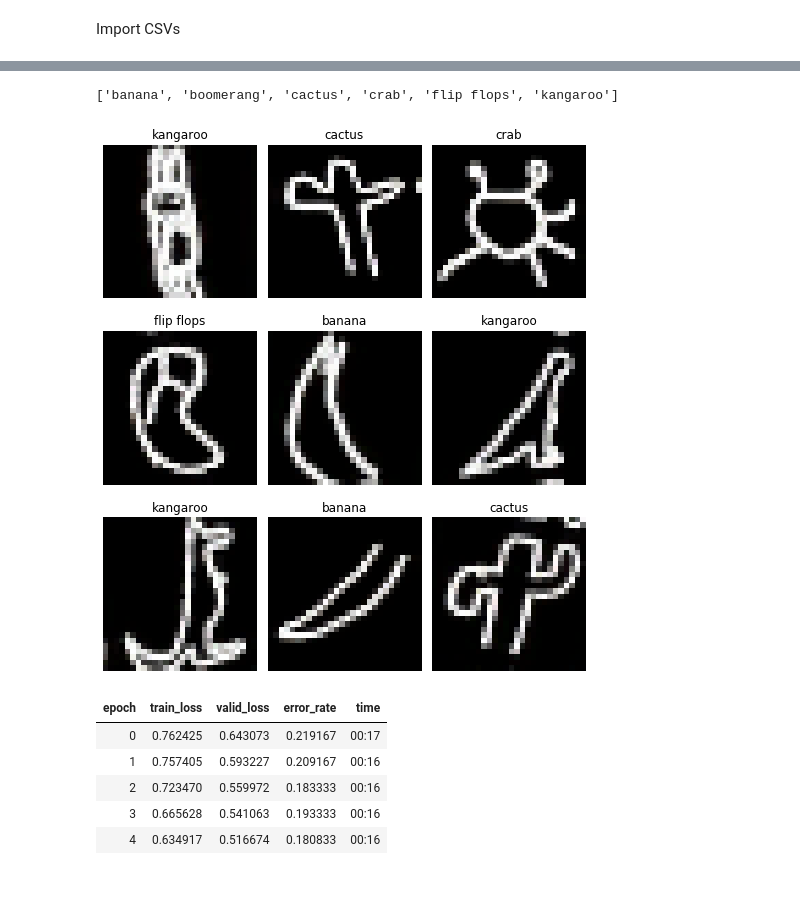
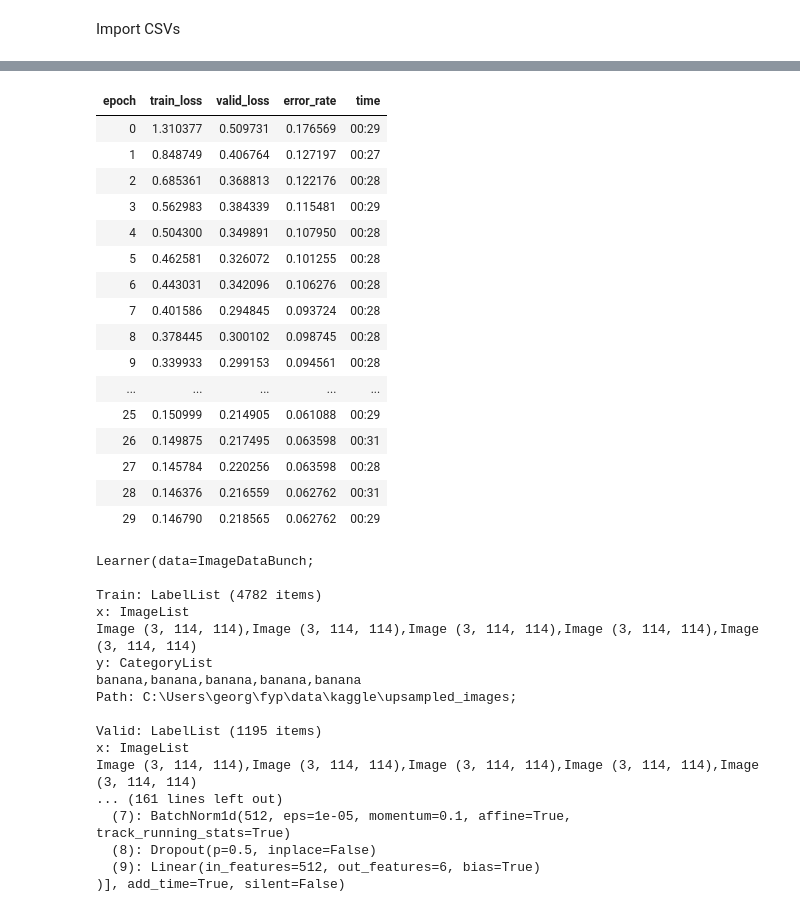
Before and after one commit to jlgao2/FYP-Public, a Jupyter notebook: Kaggle_v2.ipynb, the cells around one changed output, grey strips where cells are left out. Drawn from its saved outputs; the diff is of its cells as text; code cells hidden in the pictures; blank space fills up the shorter version.

```diff
--- a/Kaggle_v2.ipynb
+++ b/Kaggle_v2.ipynb
@@ -110,10 +75,5 @@ for idx in sketch_y.index:
 # %%
 #try fastai method
 from fastai.vision import *
-np.random.seed(103078)
 sketch_data = ImageDataBunch.from_folder(TRAIN_PATH, train=".", valid_pct=0.2,
-        ds_tfms=get_transforms(), size=28, num_workers=1).normalize(mnist_stats)
+        ds_tfms=get_transforms(), size=114, num_workers=1).normalize(mnist_stats)
-# %%
-sketch_data.classes
-# %% [output]
-['banana', 'boomerang', 'cactus', 'crab', 'flip flops', 'kangaroo']
@@ -120,4 +82,2 @@ sketch_data.classes
 # %%
 sketch_data.show_batch(rows=3, figsize=(7,8))
-# %% [output]
-[figure, removed]
@@ -126,9 +84,32 @@ learn = cnn_learner(sketch_data, models.resnet34, metrics=error_rate)
+# %%
+learn = cnn_learner(sketch_data, models.resnet152, metrics=error_rate,
+                                       callback_fns=[partial(EarlyStoppingCallback,
+                                          monitor='error_rate',
+                                          mode = 'min',
+                                          min_delta=0.0005,
+                                          patience=5),
+                                        partial(SaveModelCallback,
+                                          every='epoch',
+                                          monitor='error_rate',
+                                          name='model')
+                                 ])
 # %%
-learn.fit_one_cycle(5)
+learn.fit_one_cycle(30)
 # %% [output]
 | epoch | train_loss | valid_loss | error_rate | time |
-| 0 | 0.762425 | 0.643073 | 0.219167 | 00:17 |
-| 1 | 0.757405 | 0.593227 | 0.209167 | 00:16 |
-| 2 | 0.723470 | 0.559972 | 0.183333 | 00:16 |
-| 3 | 0.665628 | 0.541063 | 0.193333 | 00:16 |
-| 4 | 0.634917 | 0.516674 | 0.180833 | 00:16 |
+| 0 | 1.310377 | 0.509731 | 0.176569 | 00:29 |
+| 1 | 0.848749 | 0.406764 | 0.127197 | 00:27 |
+| 2 | 0.685361 | 0.368813 | 0.122176 | 00:28 |
+| 3 | 0.562983 | 0.384339 | 0.115481 | 00:29 |
+| 4 | 0.504300 | 0.349891 | 0.107950 | 00:28 |
+| 5 | 0.462581 | 0.326072 | 0.101255 | 00:28 |
+| 6 | 0.443031 | 0.342096 | 0.106276 | 00:28 |
+| 7 | 0.401586 | 0.294845 | 0.093724 | 00:28 |
+| 8 | 0.378445 | 0.300102 | 0.098745 | 00:28 |
+| 9 | 0.339933 | 0.299153 | 0.094561 | 00:28 |
+| ... | ... | ... | ... | ... |
+| 25 | 0.150999 | 0.214905 | 0.061088 | 00:29 |
+| 26 | 0.149875 | 0.217495 | 0.063598 | 00:31 |
+| 27 | 0.145784 | 0.220256 | 0.063598 | 00:28 |
+| 28 | 0.146376 | 0.216559 | 0.062762 | 00:31 |
+| 29 | 0.146790 | 0.218565 | 0.062762 | 00:29 |
@@ -137,3 +116,23 @@ learn.save('stage-1')
+# %%
+learn.load('model_18')
+# %% [output]
+Learner(data=ImageDataBunch;
+
+Train: LabelList (4782 items)
+x: ImageList
+Image (3, 114, 114),Image (3, 114, 114),Image (3, 114, 114),Image (3, 114, 114),Image (3, 114, 114)
+y: CategoryList
+banana,banana,banana,banana,banana
+Path: C:\Users\georg\fyp\data\kaggle\upsampled_images;
+
+Valid: LabelList (1195 items)
+x: ImageList
+Image (3, 114, 114),Image (3, 114, 114),Image (3, 114, 114),Image (3, 114, 114),Image (3, 114, 114)
+... (161 lines left out)
+  (7): BatchNorm1d(512, eps=1e-05, momentum=0.1, affine=True, track_running_stats=True)
+  (8): Dropout(p=0.5, inplace=False)
+  (9): Linear(in_features=512, out_features=6, bias=True)
+)], add_time=True, silent=False)
 # %%
 learn.freeze()
 # %%
```
Also changed, not shown: parts of 26 cells of this notebook, 4 other files.
